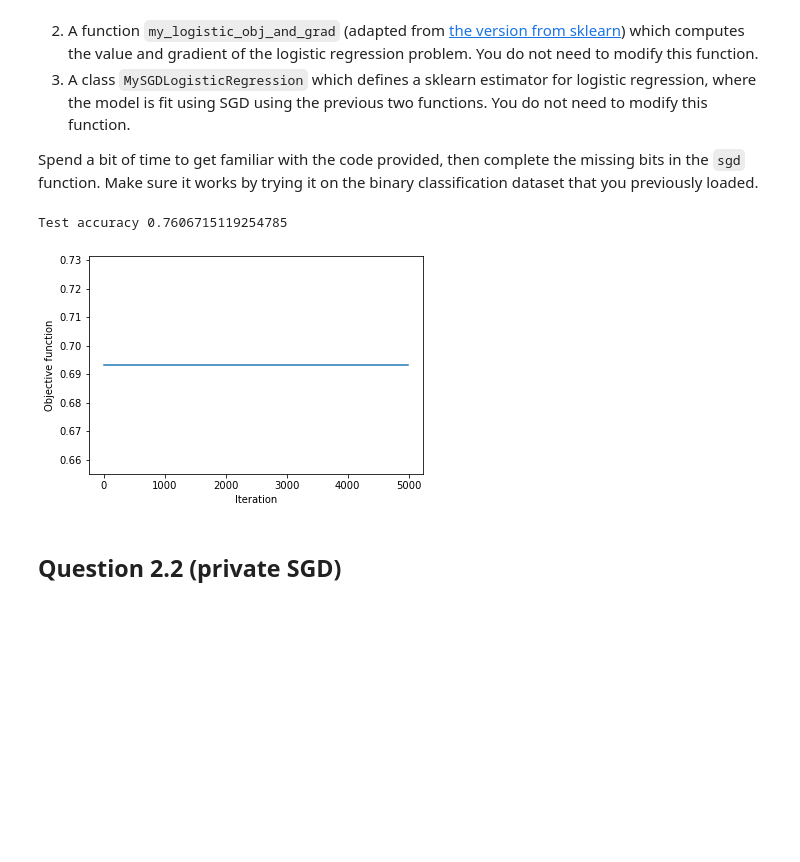
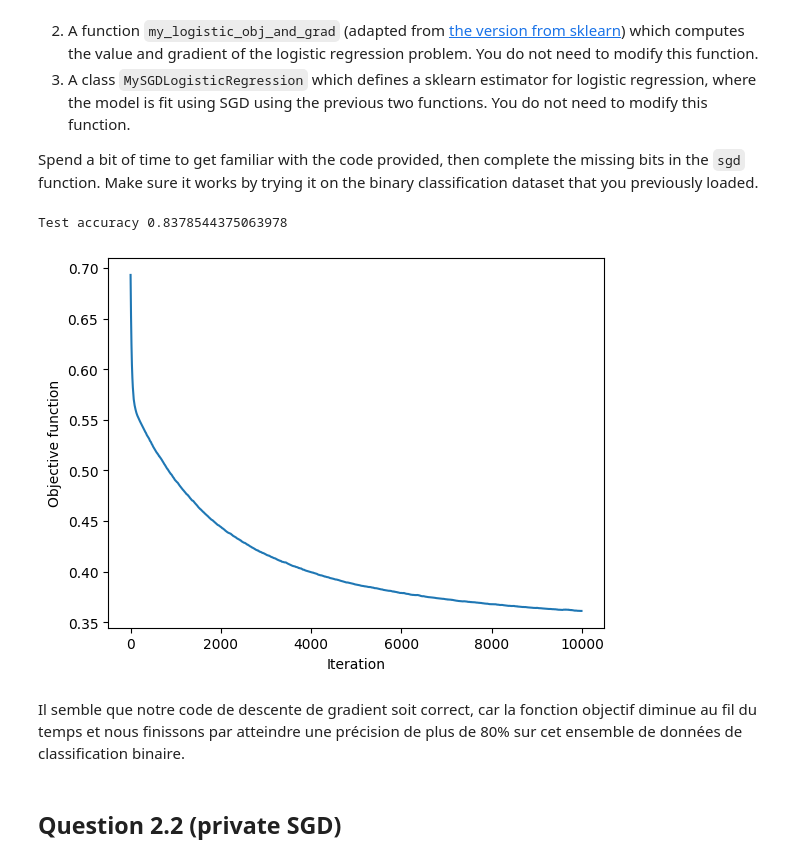
Before and after one commit to mcaron01/decsion-et-apprentissage-sdi, a Jupyter notebook: TP-privacy/PPML.ipynb, the cells around one changed output. Cells and saved outputs as stored; diff of their text form; code cells hidden in the pictures; blank space fills up the shorter version.

```diff
--- a/TP-privacy/PPML.ipynb
+++ b/TP-privacy/PPML.ipynb
@@ -414,7 +414,16 @@ def sgd(X, y, gamma, n_iter, obj_and_grad, theta_init, n_batch=1, freq_obj_eval=
             obj, _ = obj_and_grad(theta, X[idx_eval, :], y[idx_eval])
             obj_list.append(obj)
 
-        # TO COMPLETE
+        # Select a mini-batch
+        batch_indices = rng.randint(0, n, n_batch)
+        X_batch = X[batch_indices, :]
+        y_batch = y[batch_indices]
+
+        # Compute the gradient for the mini-batch
+        _, grad = obj_and_grad(theta, X_batch, y_batch)
+
+        # Update parameters
+        theta -= gamma_func(t) * grad
 
     return theta, obj_list
 # %%
@@ -569,24 +578,27 @@ class MySGDLogisticRegression(BaseEstimator, LinearClassifierMixin, SparseCoefMi
         return self
 # %%
 lamb = 0
-n_iter = 5000
-n_batch = 1
+n_iter = 10000
+n_batch = 100
 gamma = 0.05
 # gamma = lambda t: 1 / np.sqrt(t)
 
 mlr = MySGDLogisticRegression(gamma, n_iter, lamb, n_batch=n_batch, random_state=None)
 mlr.fit(X_train, y_train)
 print("Test accuracy", mlr.score(X_test, y_test))
 
 obj_list = mlr.obj_list_
 iter_list = np.arange(len(obj_list)) * mlr.freq_obj_eval
 plt.plot(iter_list, obj_list)
 plt.xlabel("Iteration")
 plt.ylabel("Objective function")
 plt.show()
 # %% [output]
-Test accuracy 0.7606715119254785
+Test accuracy 0.8378544375063978
-[figure, old version]
+[figure, new version]
+# %% [markdown]
+
+Il semble que notre code de descente de gradient soit correct, car la fonction objectif diminue au fil du temps et nous finissons par atteindre une précision de plus de 80% sur cet ensemble de données de classification binaire.
 # %% [markdown]
 ## Question 2.2 (private SGD)
 # %% [markdown]
```
Also changed, not shown: parts of 4 cells of this notebook.
